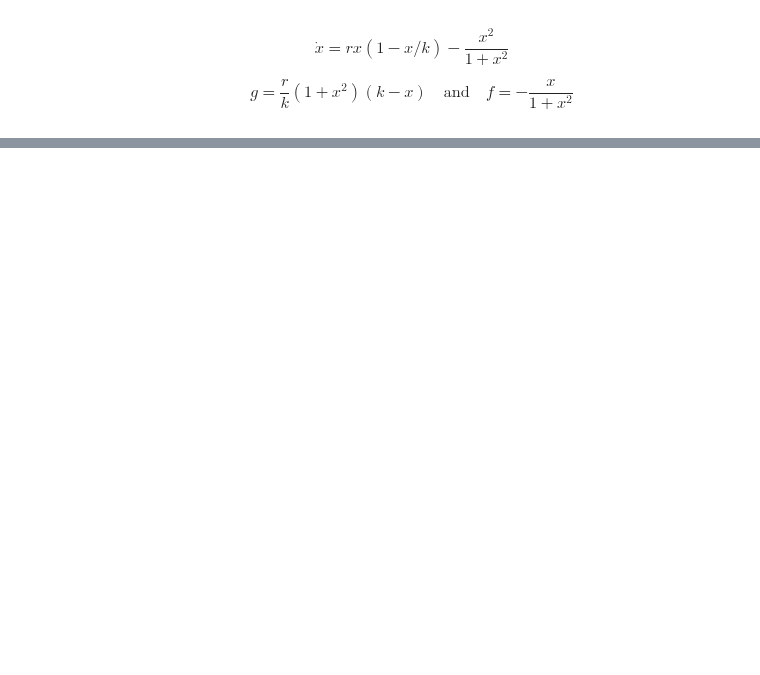
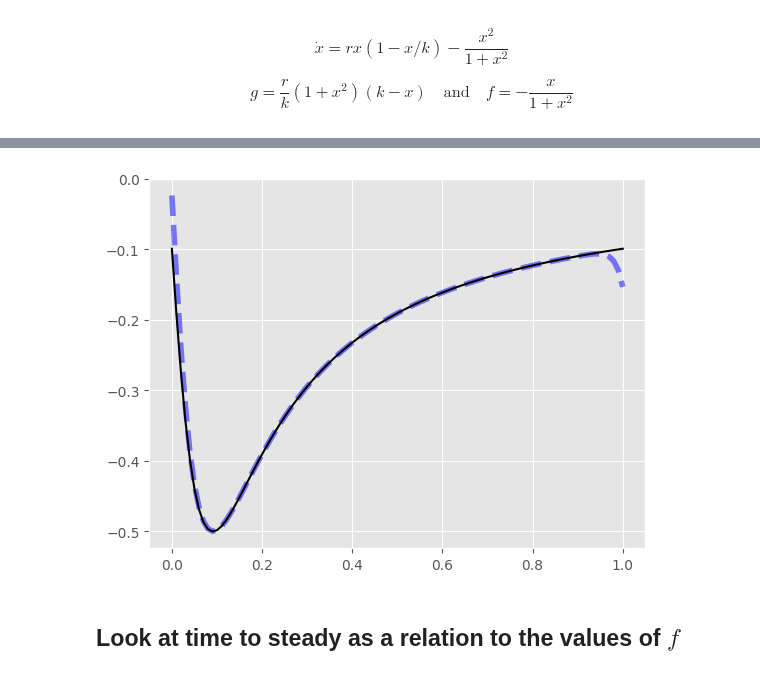
Before and after one commit to MalachiteWind/stable_node_control, a Jupyter notebook: notebooks/featurize/featurize.ipynb, the cells around one changed output, grey strips where cells are left out. Drawn from its saved outputs; the diff is of its cells as text; code cells hidden in the pictures; blank space fills up the shorter version.

```diff
--- a/notebooks/featurize/featurize.ipynb
+++ b/notebooks/featurize/featurize.ipynb
@@ -151,0 +179,22 @@ plt.legend()
+# %%
+import sympy as sp
+
+# Define symbols
+x, x0 = sp.symbols('x x0')
+f = -x / (1 + x**2)
+
+# Choose order of expansion
+N = 6   # up to (x-x0)^5 term
+
+# Taylor expansion of f(x) around x0
+series = sp.series(f, x, x0, N).removeO()
+print(f"Taylor expansion around x0 (order {N-1}):")
+print(series)
+
+# Function to get k-th derivative at x0
+def derivative_at_x0(k):
+    return sp.diff(f, x, k).subs(x, x0)
+
+# Example: first 5 derivatives at x0
+for k in range(1, 6):
+    print(f"f^{k}({x0}) =", derivative_at_x0(k))
@@ -151,0 +324,8 @@ plt.legend()
+# %%
+plt.plot(x_lin, poly_func(x_lin_unscaled), linestyle='--', color='blue', alpha=0.5, lw=4)
+plt.plot(x_lin, f_true_arr, c='black')
+plt.show()
+# %% [output]
+[figure, added]
+# %% [markdown]
+## Look at time to steady as a relation to the values of $f$
```
Also changed, not shown: parts of 15 cells of this notebook.
